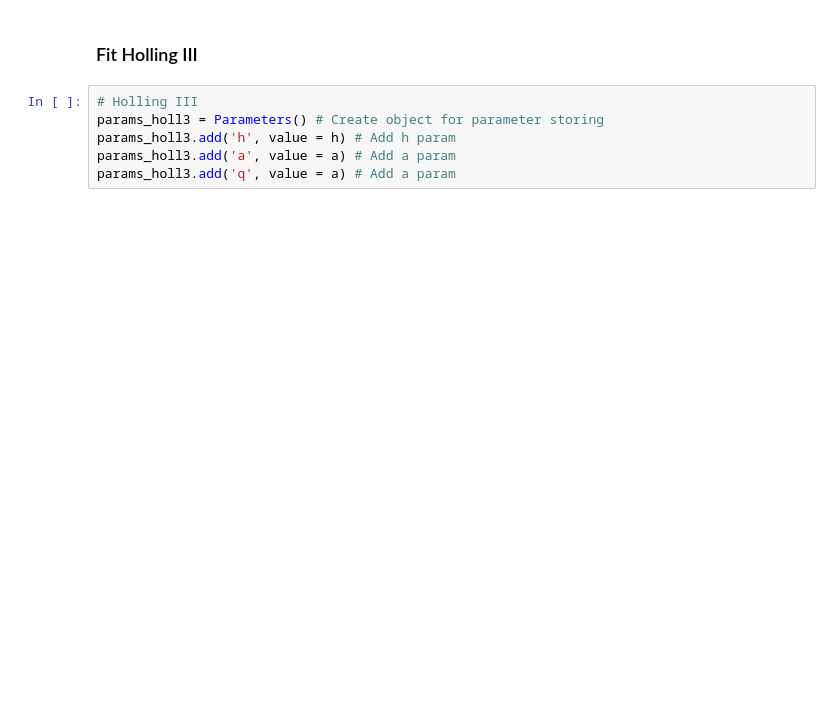
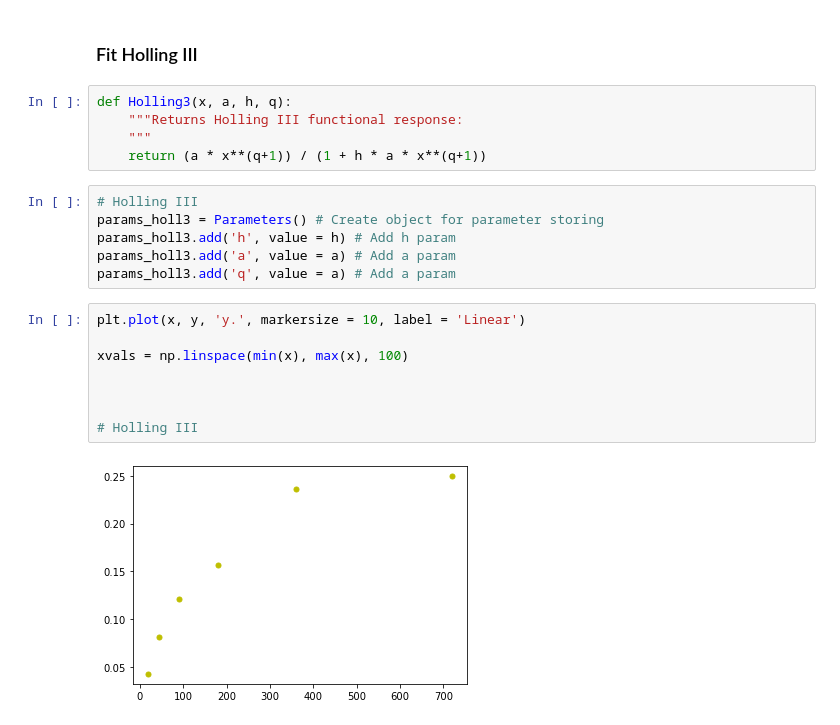
Before and after one commit to ldswaby/CMEECourseWork, a Jupyter notebook: MiniProject/Notes/Python_Function_Response_Model_Fitting.ipynb, the cells around one changed output. Cells and saved outputs as stored; diff of their text form; blank space fills up the shorter version.

Commit message:
Holling III included

```diff
--- a/MiniProject/Notes/Python_Function_Response_Model_Fitting.ipynb
+++ b/MiniProject/Notes/Python_Function_Response_Model_Fitting.ipynb
@@ -144,8 +248,23 @@ report_fit(fit_holl2)
 # %% [markdown]
 ### Fit Holling III
+# %%
+def Holling3(x, a, h, q):
+    """Returns Holling III functional response:
+    """
+    return (a * x**(q+1)) / (1 + h * a * x**(q+1))
 # %%
 # Holling III
 params_holl3 = Parameters() # Create object for parameter storing
 params_holl3.add('h', value = h) # Add h param
 params_holl3.add('a', value = a) # Add a param
 params_holl3.add('q', value = a) # Add a param
+# %%
+plt.plot(x, y, 'y.', markersize = 10, label = 'Linear')
+
+xvals = np.linspace(min(x), max(x), 100)
+
+
+
+# Holling III
+# %% [output]
+[figure, added]
```
Also changed, not shown: parts of 9 cells of this notebook, 7 other files.
